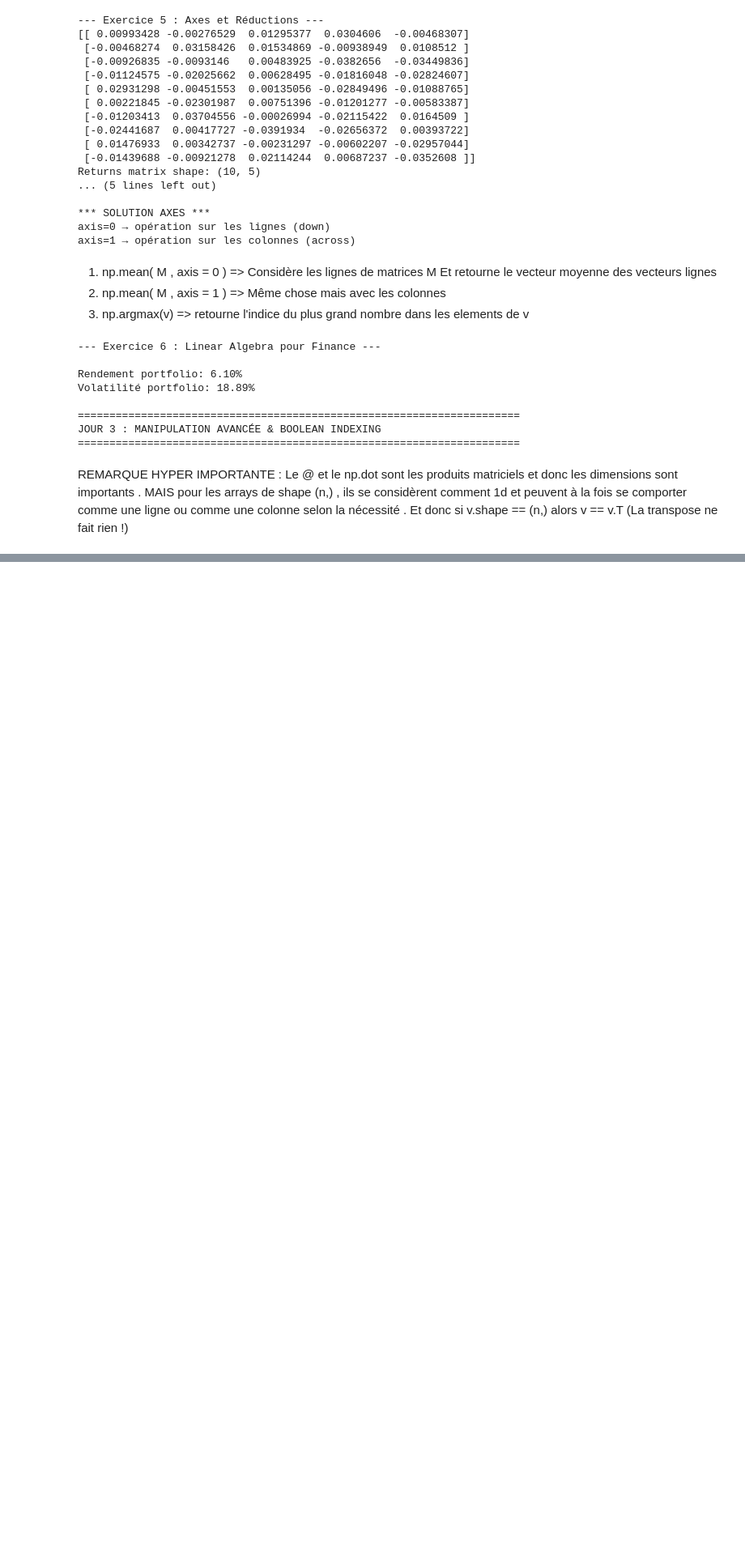
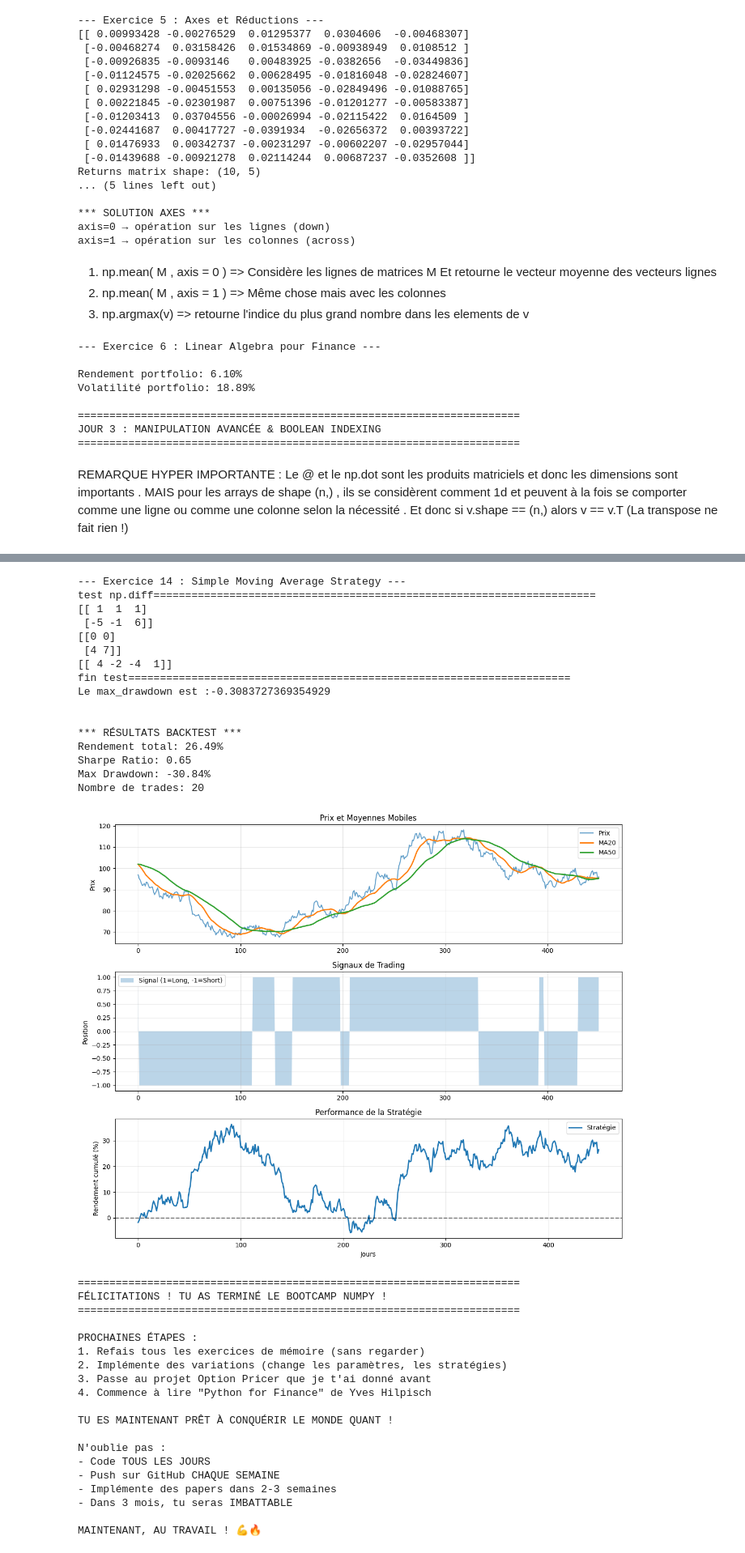
Before and after one commit to Mohamed-Baba/quant-bootcamp, a Jupyter notebook: numpy.ipynb, the cells around one changed output, grey strips where cells are left out. Shown at 81% size. Cells and saved outputs as stored; diff of their text form; code cells hidden in the pictures; blank space fills up the shorter version.

Commit message:
Bootcamp numpy completed !

```diff
--- a/numpy.ipynb
+++ b/numpy.ipynb
@@ -665,7 +868,7 @@ print("="*70)
 print("\n--- Exercice 14 : Simple Moving Average Strategy ---")
 
 # Génère des prix fictifs
-np.random.seed(42)
+np.random.seed(100)
 n_days = 500
 prices = 100 * np.exp(np.cumsum(np.random.randn(n_days) * 0.015))
 
@@ -689,16 +892,29 @@ signals = np.where(short_ma_aligned > long_ma, 1, -1)
 daily_returns = np.diff(prices_aligned) / prices_aligned[:-1]
 strategy_returns = signals[:-1] * daily_returns
 
+# Test np.diff
+print("test np.diff" + "="*70)
+tab_test = np.array([[1,2,3,4] , [5,0,-1,5]])
+difference_1 = np.diff(tab_test)   # difference_1 = np.diff(tab_test , n=1 ,axis = -1)   c'est par défaut
+difference_2 = np.diff(tab_test , n=2)  #L'ordre n=2 effectue la différence pour le tableau différence de l'ordre n=1
+difference_3 = np.diff(tab_test , axis = 0)
+print(difference_1)
+print(difference_2)
+print(difference_3)
+print("fin test" + "="*70)
+
+
 # TODO: Calcule les performances
-cumulative_returns = np.cumprod(1 + strategy_returns) - 1
+cumulative_returns = np.cumprod(1 + strategy_returns) - 1    # marche comme la cumsum
 total_return = cumulative_returns[-1]
 sharpe_ratio = np.mean(strategy_returns) / np.std(strategy_returns) * np.sqrt(252)
 
 # Drawdown
 cumulative = np.cumprod(1 + strategy_returns)
-running_max = np.maximum.accumulate(cumulative)
+running_max = np.maximum.accumulate(cumulative)   # Voir signification dans les remarques après cette cellule
 drawdown = (cumulative - running_max) / running_max
 max_drawdown = np.min(drawdown)
+print(f"Le max_drawdown est :{max_drawdown}\n")
 
 print(f"\n*** RÉSULTATS BACKTEST ***")
 print(f"Rendement total: {total_return:.2%}")
@@ -732,32 +948,69 @@ axes[2].axhline(0, color='black', linestyle='--', alpha=0.5)
 axes[2].set_xlabel('Jours')
 axes[2].set_ylabel('Rendement cumulé (%)')
 axes[2].set_title('Performance de la Stratégie')
 axes[2].legend()
 axes[2].grid(alpha=0.3)
 
 plt.tight_layout()
-plt.savefig('backtest_results.png', dpi=150)
-print("\nGraphique sauvegardé: backtest_results.png")
+#plt.savefig('backtest_results.png', dpi=150)
+#print("\nGraphique sauvegardé: backtest_results.png")
 plt.show()
 
 
 print("\n" + "="*70)
 print("FÉLICITATIONS ! TU AS TERMINÉ LE BOOTCAMP NUMPY !")
 print("="*70)
 print("""
 PROCHAINES ÉTAPES :
 1. Refais tous les exercices de mémoire (sans regarder)
 2. Implémente des variations (change les paramètres, les stratégies)
 3. Passe au projet Option Pricer que je t'ai donné avant
 4. Commence à lire "Python for Finance" de Yves Hilpisch
 
 TU ES MAINTENANT PRÊT À CONQUÉRIR LE MONDE QUANT !
 
 N'oublie pas :
 - Code TOUS LES JOURS
 - Push sur GitHub CHAQUE SEMAINE
 - Implémente des papers dans 2-3 semaines
 - Dans 3 mois, tu seras IMBATTABLE
 
 MAINTENANT, AU TRAVAIL ! 💪🔥
 """)
+# %% [output]
+--- Exercice 14 : Simple Moving Average Strategy ---
+test np.diff======================================================================
+[[ 1  1  1]
+ [-5 -1  6]]
+[[0 0]
+ [4 7]]
+[[ 4 -2 -4  1]]
+fin test======================================================================
+Le max_drawdown est :-0.3083727369354929
+
+
+*** RÉSULTATS BACKTEST ***
+Rendement total: 26.49%
+Sharpe Ratio: 0.65
+Max Drawdown: -30.84%
+Nombre de trades: 20
+[figure, added]
+======================================================================
+FÉLICITATIONS ! TU AS TERMINÉ LE BOOTCAMP NUMPY !
+======================================================================
+
+PROCHAINES ÉTAPES :
+1. Refais tous les exercices de mémoire (sans regarder)
+2. Implémente des variations (change les paramètres, les stratégies)
+3. Passe au projet Option Pricer que je t'ai donné avant
+4. Commence à lire "Python for Finance" de Yves Hilpisch
+
+TU ES MAINTENANT PRÊT À CONQUÉRIR LE MONDE QUANT !
+
+N'oublie pas :
+- Code TOUS LES JOURS
+- Push sur GitHub CHAQUE SEMAINE
+- Implémente des papers dans 2-3 semaines
+- Dans 3 mois, tu seras IMBATTABLE
+
+MAINTENANT, AU TRAVAIL ! 💪🔥
```
Also changed, not shown: parts of 12 cells of this notebook, 1 other file.
